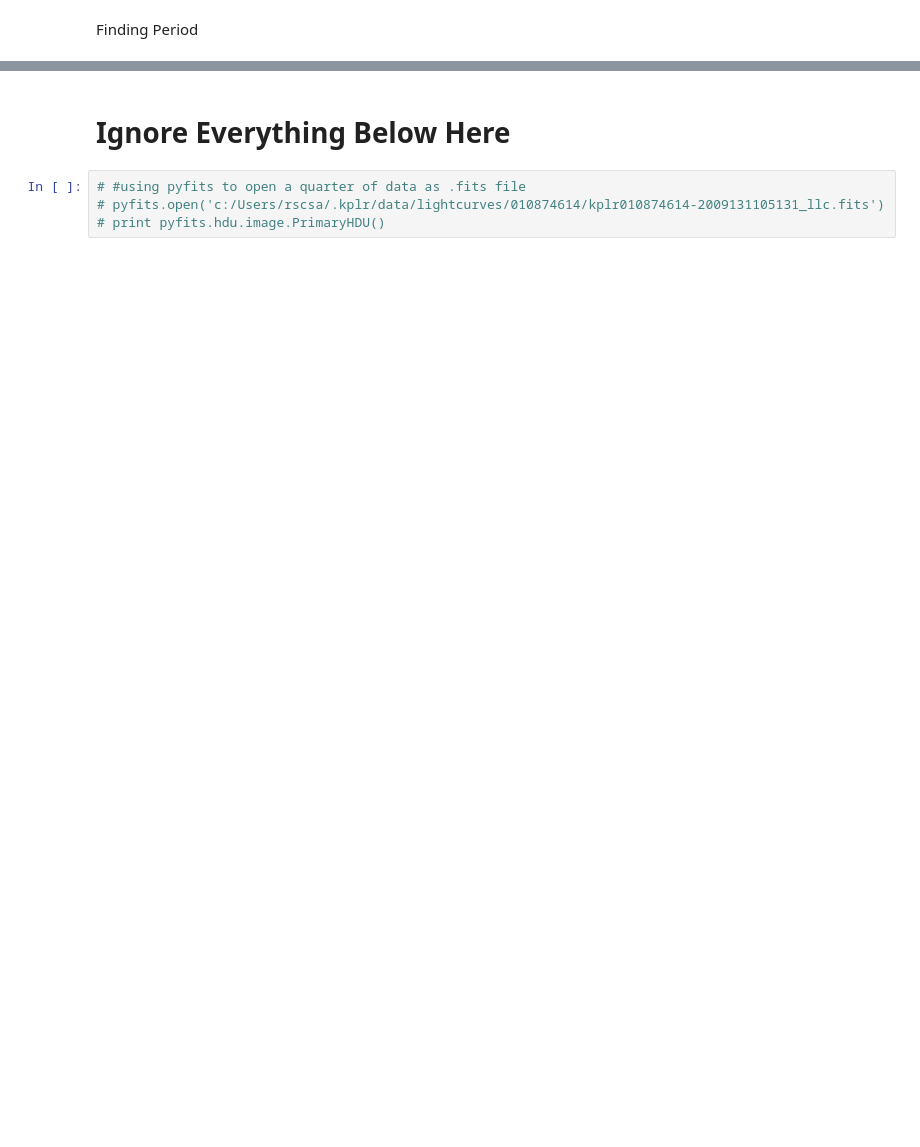
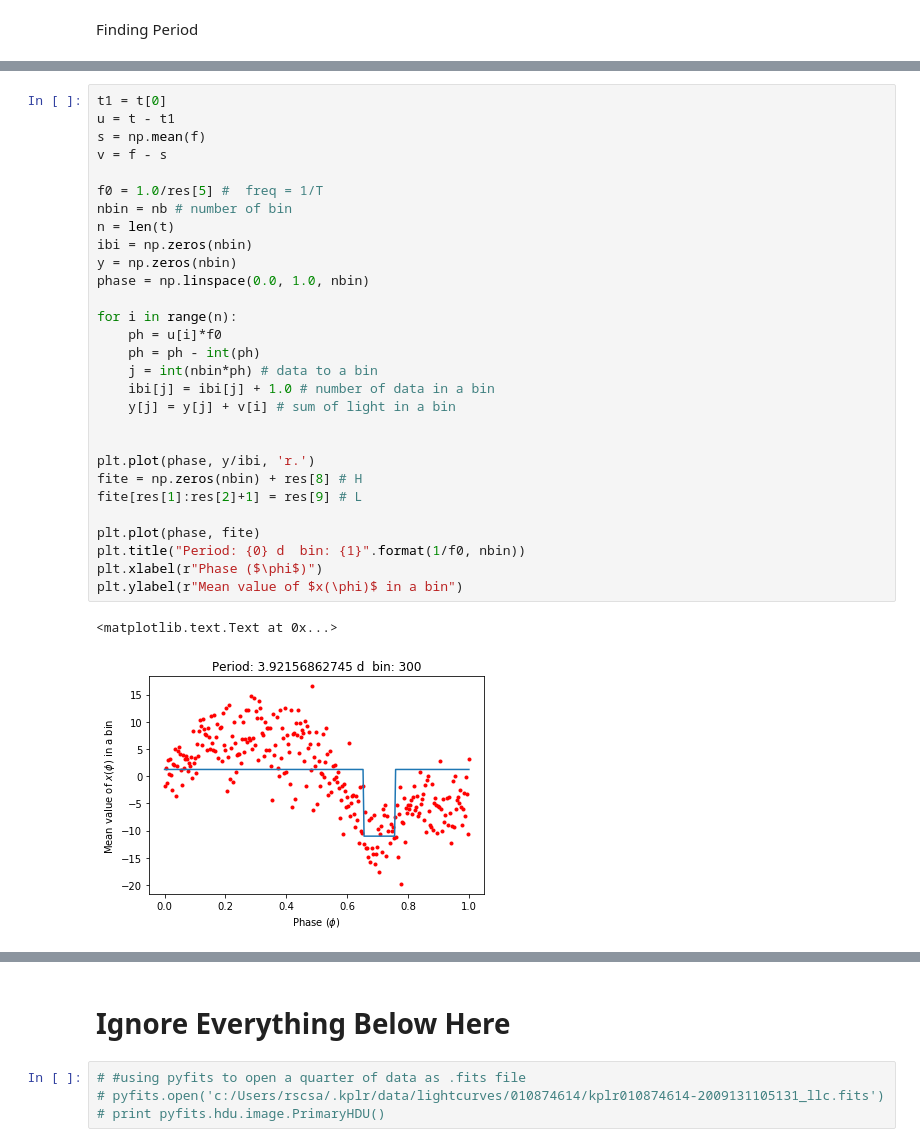
Before and after one commit to ruben-santana/Astro-Research, a Jupyter notebook: KOI/KOI -265/KOI-265.ipynb, the cells around one changed output, grey strips where cells are left out. Drawn from its saved outputs; the diff is of its cells as text; blank space fills up the shorter version.

```diff
--- a/KOI/KOI -265/KOI-265.ipynb
+++ b/KOI/KOI -265/KOI-265.ipynb
@@ -403,0 +603,32 @@ Avg. period:  4.32515384916  days.
+# %%
+t1 = t[0]
+u = t - t1
+s = np.mean(f)
+v = f - s
+
+f0 = 1.0/res[5] #  freq = 1/T
+nbin = nb # number of bin
+n = len(t)
+ibi = np.zeros(nbin)
+y = np.zeros(nbin)
+phase = np.linspace(0.0, 1.0, nbin)
+
+for i in range(n):
+    ph = u[i]*f0
+    ph = ph - int(ph)
+    j = int(nbin*ph) # data to a bin
+    ibi[j] = ibi[j] + 1.0 # number of data in a bin
+    y[j] = y[j] + v[i] # sum of light in a bin
+
+
+plt.plot(phase, y/ibi, 'r.')
+fite = np.zeros(nbin) + res[8] # H
+fite[res[1]:res[2]+1] = res[9] # L
+
+plt.plot(phase, fite)
+plt.title("Period: {0} d  bin: {1}".format(1/f0, nbin))
+plt.xlabel(r"Phase ($\phi$)")
+plt.ylabel(r"Mean value of $x(\phi)$ in a bin")
+# %% [output]
+<matplotlib.text.Text at 0x...>
+[figure, added]
```
Also changed, not shown: parts of 18 cells of this notebook.
